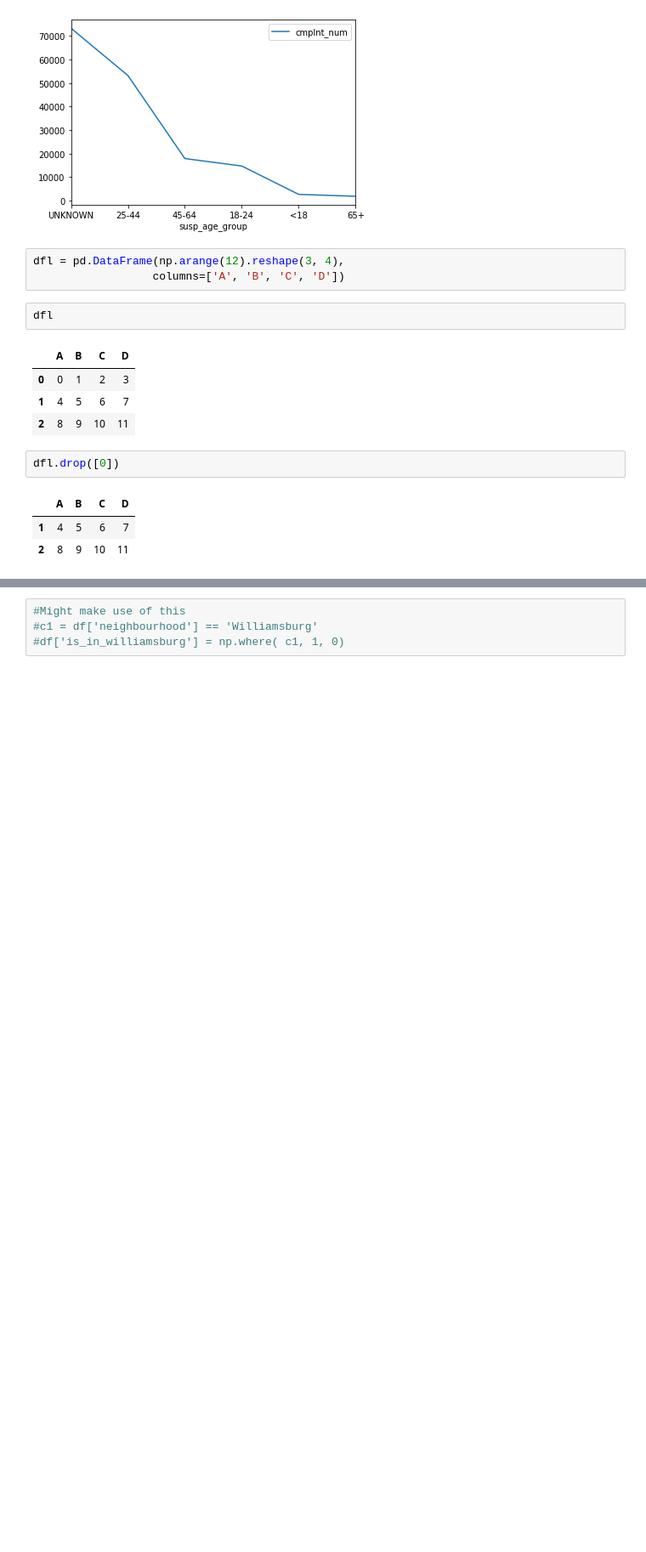
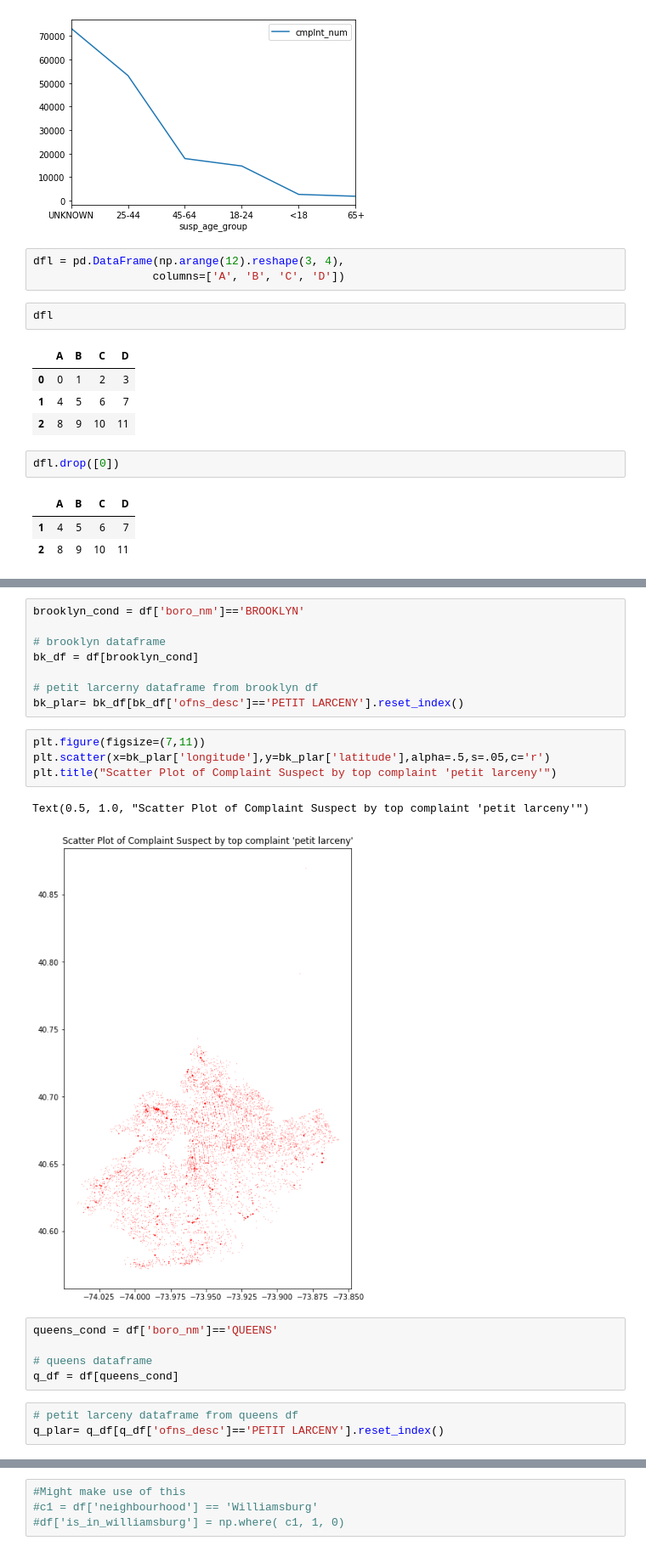
Before and after one commit to DavidGuzman1999/CTPDataScienceProject, a Jupyter notebook: complaint-data-notebook .ipynb, the cells around one changed output, grey strips where cells are left out. Shown at 85% size. Cells and saved outputs as stored; diff of their text form; blank space fills up the shorter version.

```diff
--- a/complaint-data-notebook .ipynb
+++ b/complaint-data-notebook .ipynb
@@ -429,0 +490,23 @@ dfl.drop([0])
+# %%
+brooklyn_cond = df['boro_nm']=='BROOKLYN'
+
+# brooklyn dataframe
+bk_df = df[brooklyn_cond]
+
+# petit larcerny dataframe from brooklyn df
+bk_plar= bk_df[bk_df['ofns_desc']=='PETIT LARCENY'].reset_index()
+# %%
+plt.figure(figsize=(7,11))
+plt.scatter(x=bk_plar['longitude'],y=bk_plar['latitude'],alpha=.5,s=.05,c='r')
+plt.title("Scatter Plot of Complaint Suspect by top complaint 'petit larceny'")
+# %% [output]
+Text(0.5, 1.0, "Scatter Plot of Complaint Suspect by top complaint 'petit larceny'")
+[figure, added]
+# %%
+queens_cond = df['boro_nm']=='QUEENS'
+
+# queens dataframe
+q_df = df[queens_cond]
+# %%
+# petit larceny dataframe from queens df
+q_plar= q_df[q_df['ofns_desc']=='PETIT LARCENY'].reset_index()
```
Also changed, not shown: parts of 12 cells of this notebook, 2 other files.
